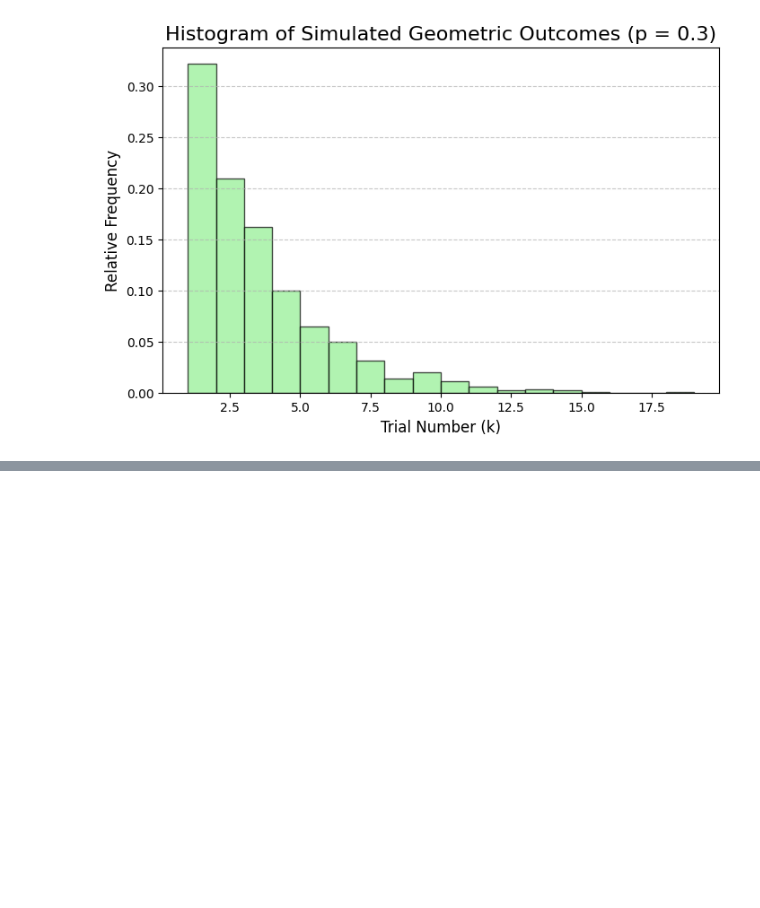
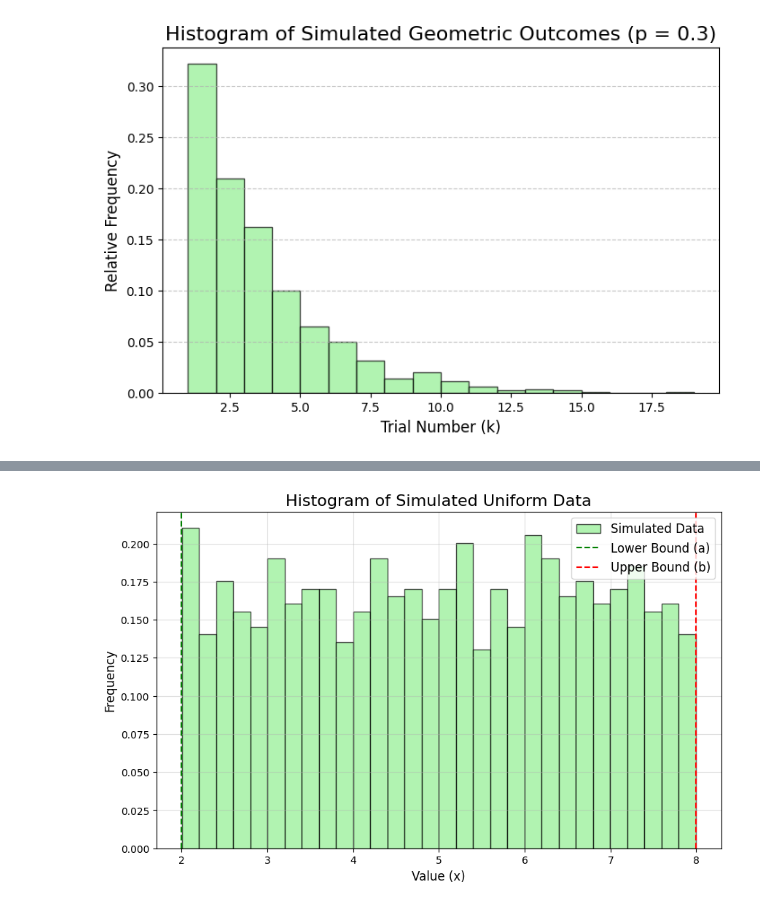
Before and after one commit to vigneshwarjayabal/Probability_and_statistic, a Jupyter notebook: Probability_Distribution.ipynb, the cells around one changed output, grey strips where cells are left out. Drawn from its saved outputs; the diff is of its cells as text; code cells hidden in the pictures; blank space fills up the shorter version.

```diff
--- a/Probability_Distribution.ipynb
+++ b/Probability_Distribution.ipynb
@@ -322,0 +472,16 @@ plt.show()
+# %%
+random_data = uniform.rvs(loc=a, scale=b-a, size=1000)
+
+# Plot histogram of the random data
+plt.figure(figsize=(10, 6))
+plt.hist(random_data, bins=30, density=True, color='lightgreen', edgecolor='black', alpha=0.7, label="Simulated Data")
+plt.title("Histogram of Simulated Uniform Data", fontsize=16)
+plt.xlabel("Value (x)", fontsize=12)
+plt.ylabel("Frequency", fontsize=12)
+plt.axvline(a, color='green', linestyle='--', label='Lower Bound (a)')
+plt.axvline(b, color='red', linestyle='--', label='Upper Bound (b)')
+plt.grid(alpha=0.4)
+plt.legend(fontsize=12)
+plt.show()
+# %% [output]
+[figure, added]
```
Also changed, not shown: parts of 38 cells of this notebook.
